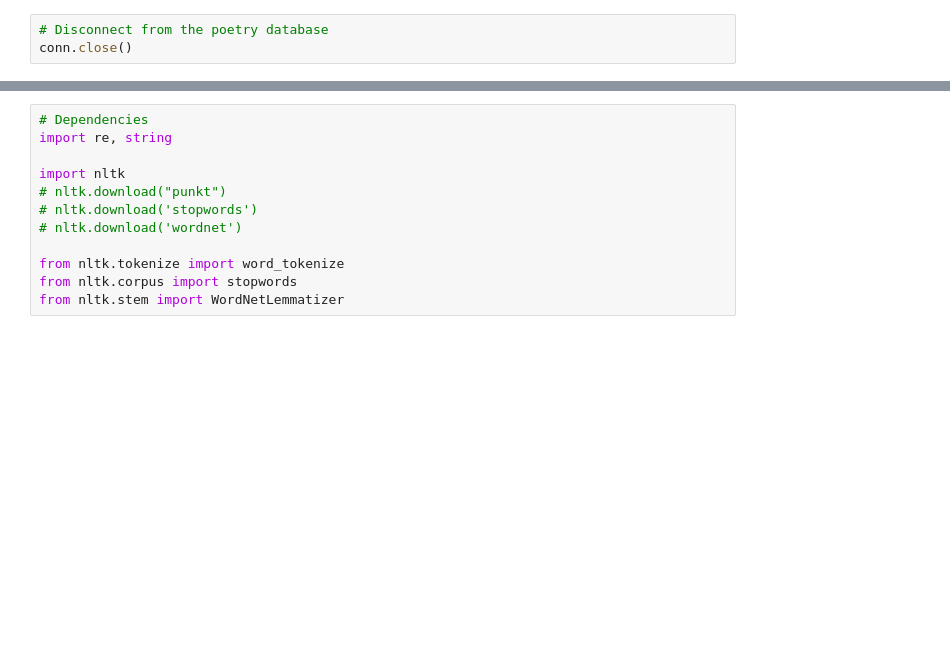
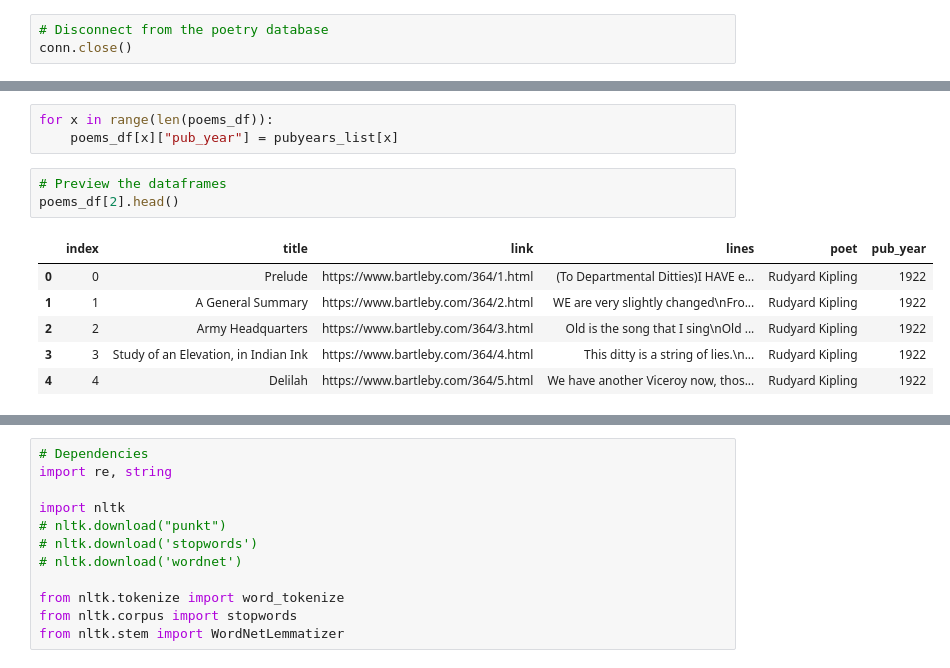
Before and after one commit to rochiecuevas/poetry, a Jupyter notebook: Frost_NLP.ipynb, the cells around one changed output, grey strips where cells are left out. Cells and saved outputs as stored; diff of their text form; blank space fills up the shorter version.

```diff
--- a/Frost_NLP.ipynb
+++ b/Frost_NLP.ipynb
@@ -38,3 +60,16 @@ conn.close()
+# %%
+for x in range(len(poems_df)):
+    poems_df[x]["pub_year"] = pubyears_list[x]
+# %%
+# Preview the dataframes
+poems_df[2].head()
+# %% [output]
+|  | index | title | link | lines | poet | pub_year |
+| 0 | 0 | Prelude | https://www.bartleby.com/364/1.html | (To Departmental Ditties)I HAVE e... | Rudyard Kipling | 1922 |
+| 1 | 1 | A General Summary | https://www.bartleby.com/364/2.html | WE are very slightly changed\nFro... | Rudyard Kipling | 1922 |
+| 2 | 2 | Army Headquarters | https://www.bartleby.com/364/3.html | Old is the song that I sing\nOld ... | Rudyard Kipling | 1922 |
+| 3 | 3 | Study of an Elevation, in Indian Ink | https://www.bartleby.com/364/4.html | This ditty is a string of lies.\n... | Rudyard Kipling | 1922 |
+| 4 | 4 | Delilah | https://www.bartleby.com/364/5.html | We have another Viceroy now, thos... | Rudyard Kipling | 1922 |
 # %%
 # Define a function that selects the relevant columns
 def BuildDataframe(df):
```
Also changed, not shown: parts of 28 cells of this notebook.
